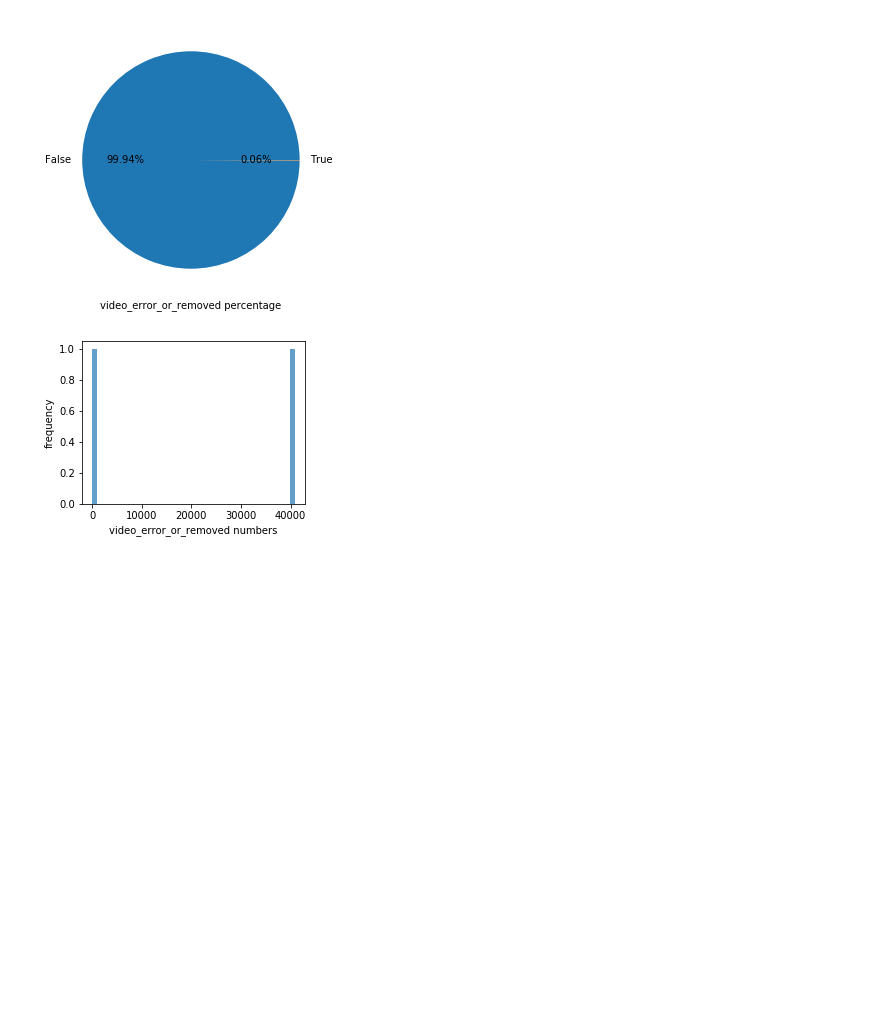
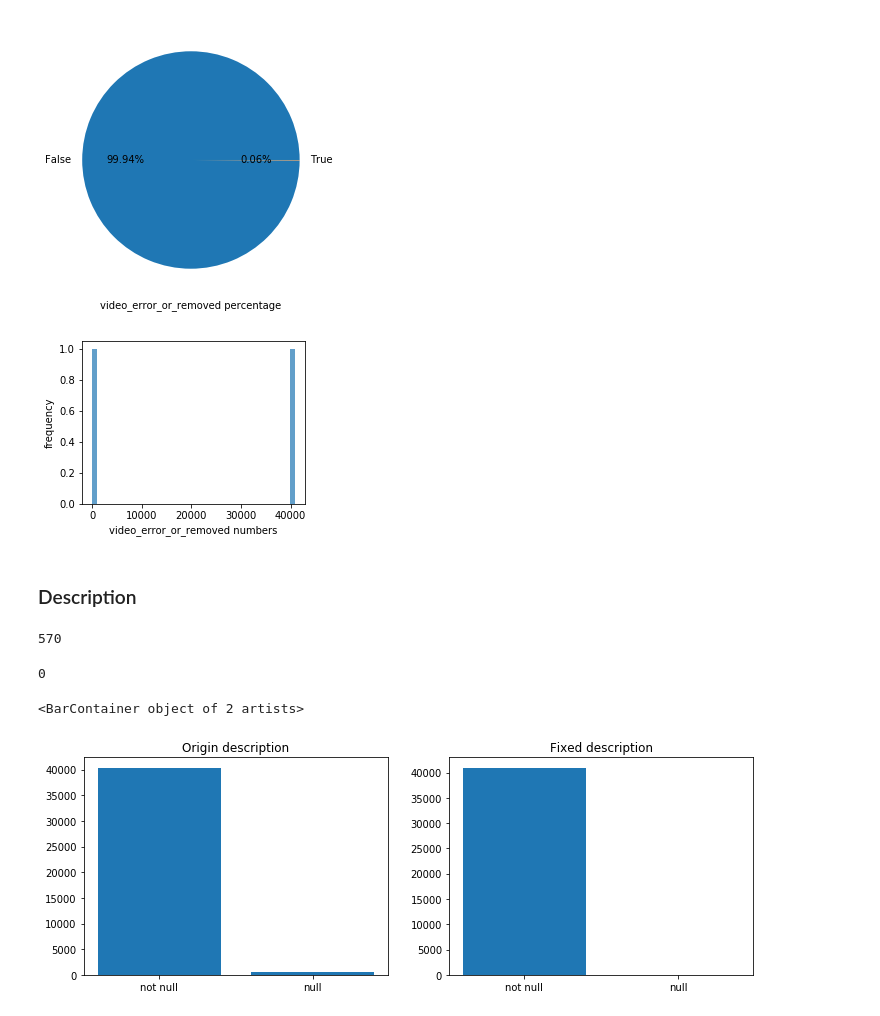
Before and after one commit to Wchoward/DataMiningClass, a Jupyter notebook: youtube.ipynb, the cells around one changed output. Cells and saved outputs as stored; diff of their text form; code cells hidden in the pictures; blank space fills up the shorter version.

Commit message:
youtube description

```diff
--- a/youtube.ipynb
+++ b/youtube.ipynb
@@ -17,7 +17,7 @@ def get_category_list(path,filename):
     return res
 # %%
 def load_data(path,filename):
-    return pd.read_csv(path + '/' + filename)
+    return pd.read_csv(path + '/' + filename,keep_default_na=False)
 # %% [markdown]
 确定数据集根目录：
 # %%
@@ -367,3 +367,31 @@ plt.ylabel('frequency')
 plt.show()
 # %% [output]
 [figure]
+# %% [markdown]
+### Description
+# %%
+none_description_quantity = [x for x in US_data['description'] if x == '']
+len(none_description_quantity)
+# %% [output]
+570
+# %%
+US_data['description']
+for i in range(len(US_data['description'])):
+    if(US_data['description'][i] == ''):
+        US_data.loc[i,'description'] = US_data.loc[i,'title']
+# %%
+none_description_quantity_after = [x for x in US_data['description'] if x == '']
+len(none_description_quantity_after)
+# %% [output]
+0
+# %%
+fig = plt.figure(figsize=(12,4))
+plt.subplot(121)
+plt.title('Origin description')
+plt.bar(['not null','null'],[len(US_data['description'])-len(none_description_quantity),len(none_description_quantity)])
+plt.subplot(122)
+plt.title('Fixed description')
+plt.bar(['not null','null'],[len(US_data['description'])-len(none_description_quantity_after),len(none_description_quantity_after)])
+# %% [output]
+<BarContainer object of 2 artists>
+[figure, added]
```
